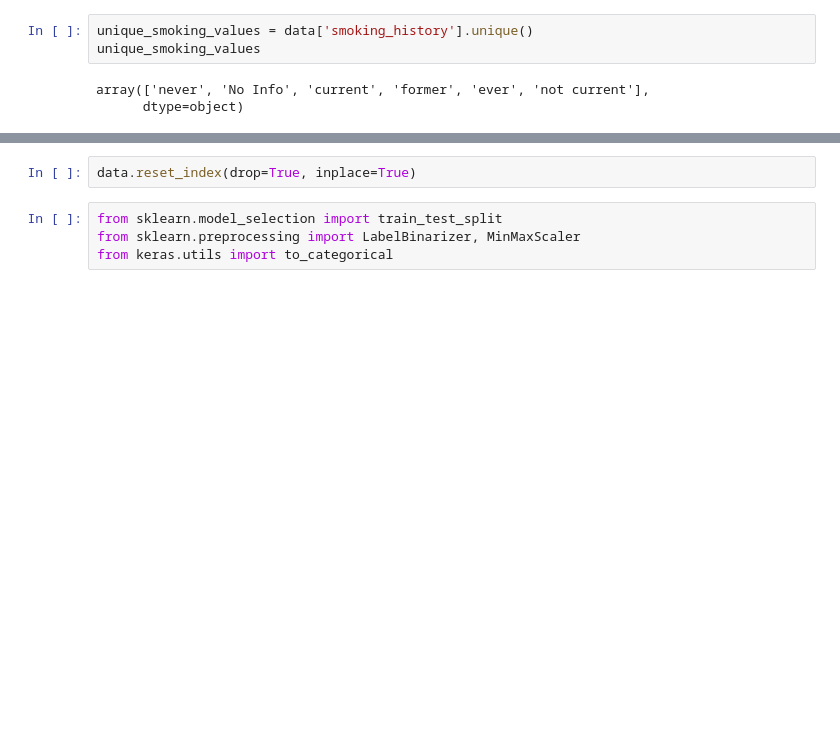
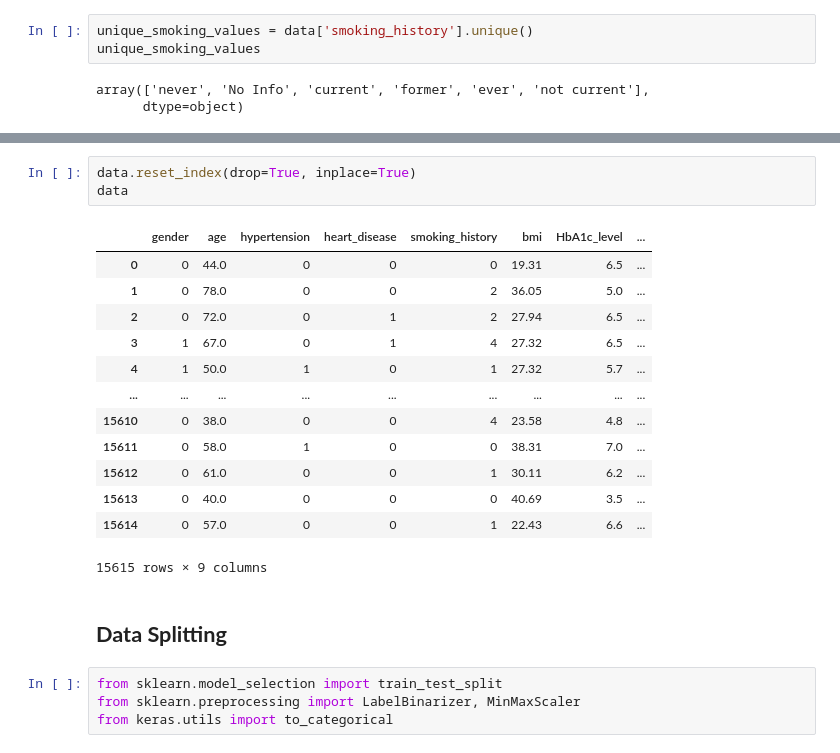
Before and after one commit to dzakimaulana/Diabetes-Risk-Assessment, a Jupyter notebook: dra.ipynb, the cells around one changed output, grey strips where cells are left out. Saved outputs shown, nothing was run; the diff lists cells and outputs as text; blank space fills up the shorter version.

```diff
--- a/dra.ipynb
+++ b/dra.ipynb
@@ -155,5 +167,22 @@ Name: count, dtype: int64
 # %%
 data.reset_index(drop=True, inplace=True)
+data
+# %% [output]
+|  | gender | age | hypertension | heart_disease | smoking_history | bmi | HbA1c_level | ... |
+| 0 | 0 | 44.0 | 0 | 0 | 0 | 19.31 | 6.5 | ... |
+| 1 | 0 | 78.0 | 0 | 0 | 2 | 36.05 | 5.0 | ... |
+| 2 | 0 | 72.0 | 0 | 1 | 2 | 27.94 | 6.5 | ... |
+| 3 | 1 | 67.0 | 0 | 1 | 4 | 27.32 | 6.5 | ... |
+| 4 | 1 | 50.0 | 1 | 0 | 1 | 27.32 | 5.7 | ... |
+| ... | ... | ... | ... | ... | ... | ... | ... | ... |
+| 15610 | 0 | 38.0 | 0 | 0 | 4 | 23.58 | 4.8 | ... |
+| 15611 | 0 | 58.0 | 1 | 0 | 0 | 38.31 | 7.0 | ... |
+| 15612 | 0 | 61.0 | 0 | 0 | 1 | 30.11 | 6.2 | ... |
+| 15613 | 0 | 40.0 | 0 | 0 | 0 | 40.69 | 3.5 | ... |
+| 15614 | 0 | 57.0 | 0 | 0 | 1 | 22.43 | 6.6 | ... |
+15615 rows × 9 columns
+# %% [markdown]
+## **Data Splitting**
 # %%
 from sklearn.model_selection import train_test_split
 from sklearn.preprocessing import LabelBinarizer, MinMaxScaler
```
Also changed, not shown: parts of 20 cells of this notebook.
